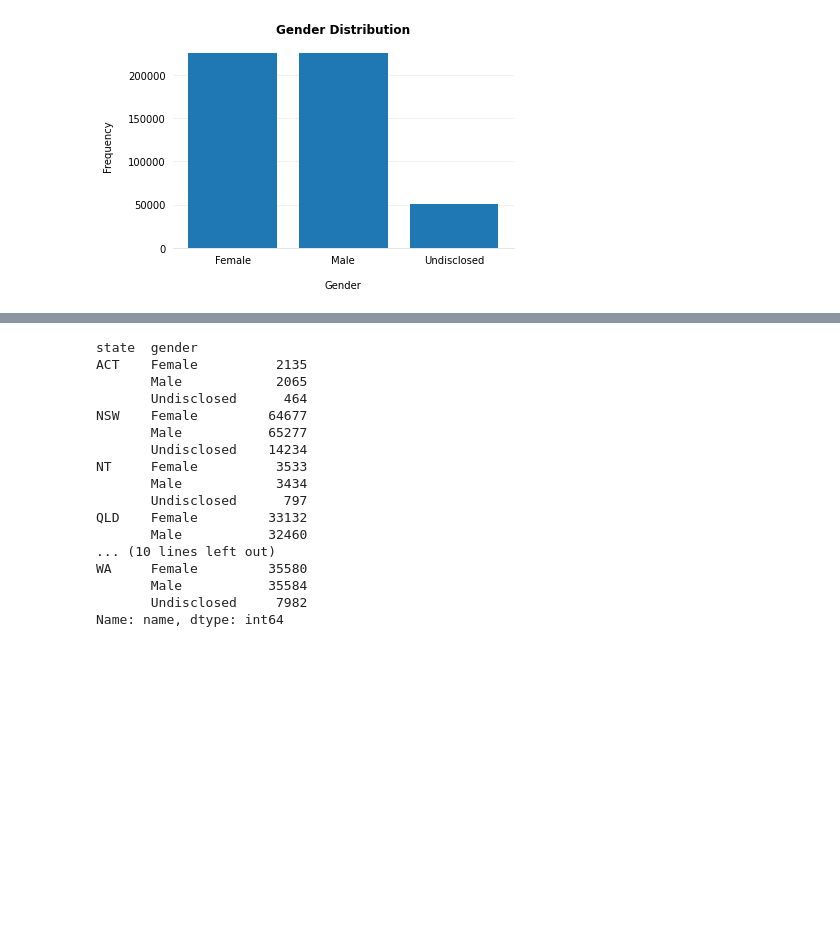
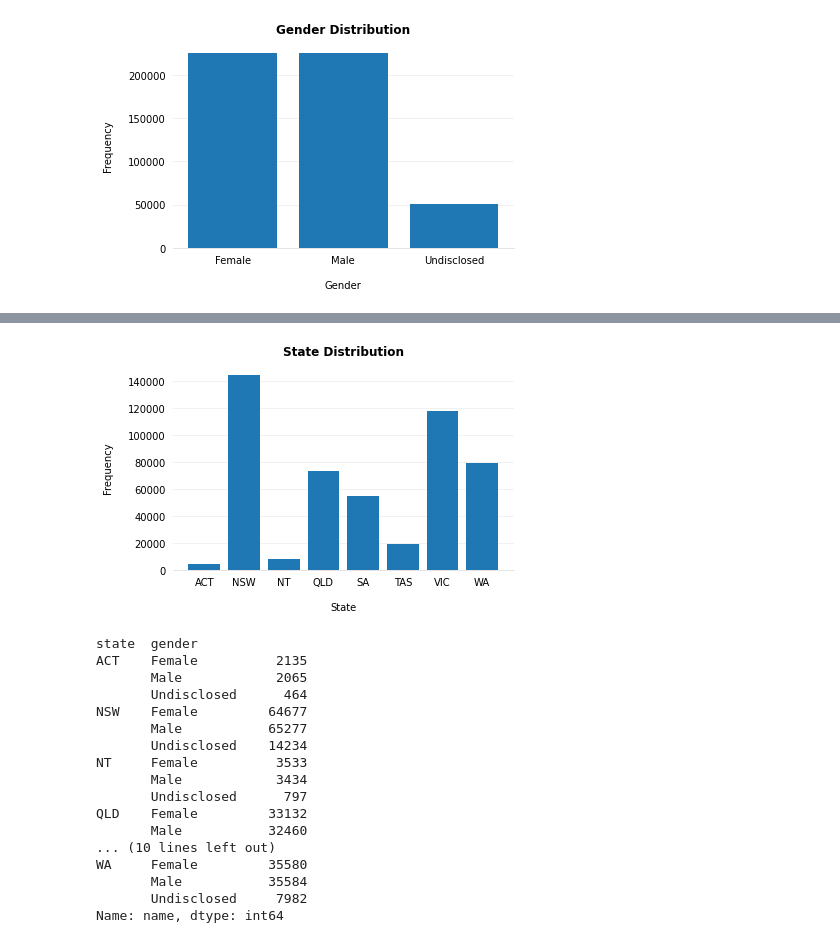
Before and after one commit to MAST30034-Applied-Data-Science/generic-buy-now-pay-later-project-group-14, a Jupyter notebook: notebooks/consumer.ipynb, the cells around one changed output, grey strips where cells are left out. Saved outputs shown, nothing was run; the diff lists cells and outputs as text; code cells hidden in the pictures; blank space fills up the shorter version.

```diff
--- a/notebooks/consumer.ipynb
+++ b/notebooks/consumer.ipynb
@@ -150,3 +182,7 @@ plt.show()
 # relatively even
 # %% [output]
 [figure]
+# %%
+# state
+state_df = df[['state', 'user_id']].groupby(['state']).count()
+state_df
@@ -153,3 +200,30 @@ plt.show()
+# %%
+fig, ax = plt.subplots()
+bars = ax.bar(
+    x=np.arange(state_df.size),
+    height=state_df['user_id'],
+    tick_label=state_df.index
+)
+
+ax.spines['top'].set_visible(False)
+ax.spines['right'].set_visible(False)
+ax.spines['left'].set_visible(False)
+ax.spines['bottom'].set_color('#DDDDDD')
+ax.tick_params(bottom=False, left=False)
+ax.set_axisbelow(True)
+ax.yaxis.grid(True, color='#EEEEEE')
+ax.xaxis.grid(False)
+
+ax.set_xlabel('State', labelpad=15)
+ax.set_ylabel('Frequency', labelpad=15)
+ax.set_title('State Distribution', pad=10,
+             weight='bold')
+
+fig.tight_layout()
+plt.savefig('../plots/state distribution.jpg')
+plt.show()
+# %% [output]
+[figure, added]
 # %%
 # gender and state
 df_gender_state = df.groupby(['state', 'gender'])['name'].count()
```
Also changed, not shown: parts of 10 cells of this notebook.
